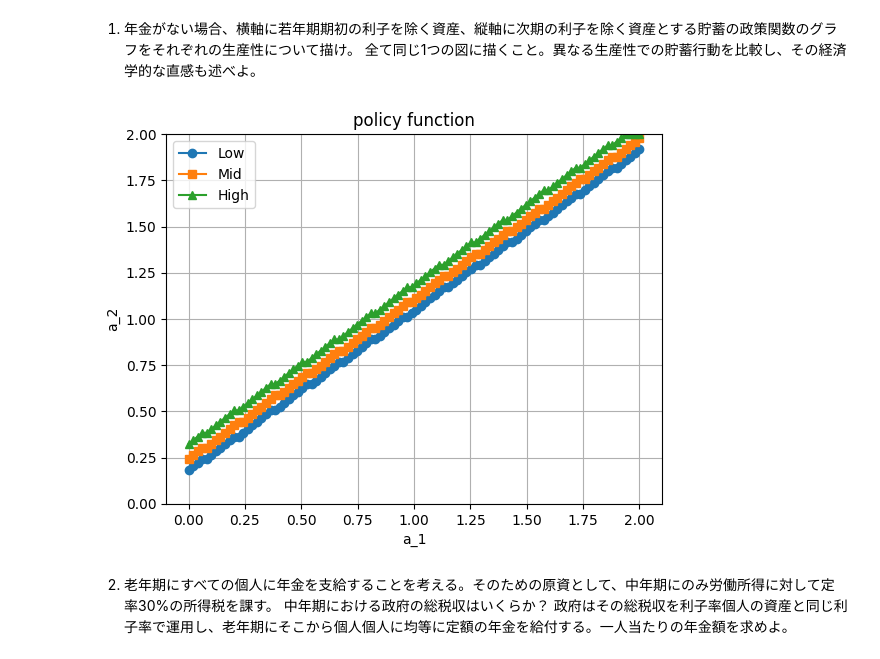
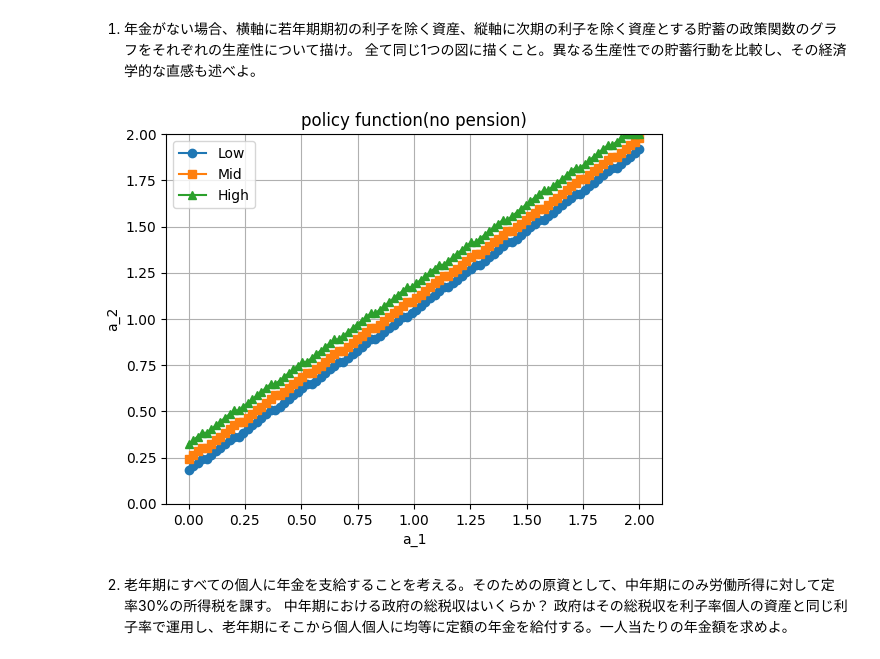
Before and after one commit to Shun1234321/keio-macro-second-half, a Jupyter notebook: final_project_quant_macro.ipynb, the cells around one changed output. Cells and saved outputs as stored; diff of their text form; code cells hidden in the pictures.

```diff
--- a/final_project_quant_macro.ipynb
+++ b/final_project_quant_macro.ipynb
@@ -70,35 +70,35 @@ for il in range(NL):
         v_no_pension[1, ia, il] = reward[iaplus_no_pension[1, ia, il]]
 
 # period 1
 for il in range(NL):
     for ia in range(NA):
         reward = np.zeros(NA)
         for iap in range(NA):
 
             EV = 0.0
             for ilp in range(NL):
                 EV += prob[il, ilp]*v_no_pension[1, iap, ilp]
 
             reward[iap] = util(l[il] + (1.0+r)*a[ia] - a[iap], gamma) + beta*EV
 
         iaplus_no_pension[0, ia, il] = np.argmax(reward)
         aplus_no_pension[0, ia, il] = a[iaplus_no_pension[0, ia, il]]
         v_no_pension[0, ia, il] = reward[iaplus_no_pension[0, ia, il]]
 
 #図の描写
 plt.figure()
 plt.plot(a, aplus_no_pension[0, :, 0], marker='o', label='Low')
 plt.plot(a, aplus_no_pension[0, :, 1], marker='s', label='Mid')
 plt.plot(a, aplus_no_pension[0, :, 2], marker='^', label='High')
-plt.title("policy function")
+plt.title("policy function(no pension)")
 plt.xlabel("a_1")
 plt.ylabel("a_2")
 plt.ylim(a_l, a_u)
 plt.grid(True)
 plt.legend()
 plt.show()
 # %% [output]
-[figure, old version]
+[figure, new version]
 # %% [markdown]
 2. 老年期にすべての個人に年金を支給することを考える。そのための原資として、中年期にのみ労働所得に対して定率30%の所得税を課す。
 中年期における政府の総税収はいくらか？
```
Also changed, not shown: parts of 3 cells of this notebook.
